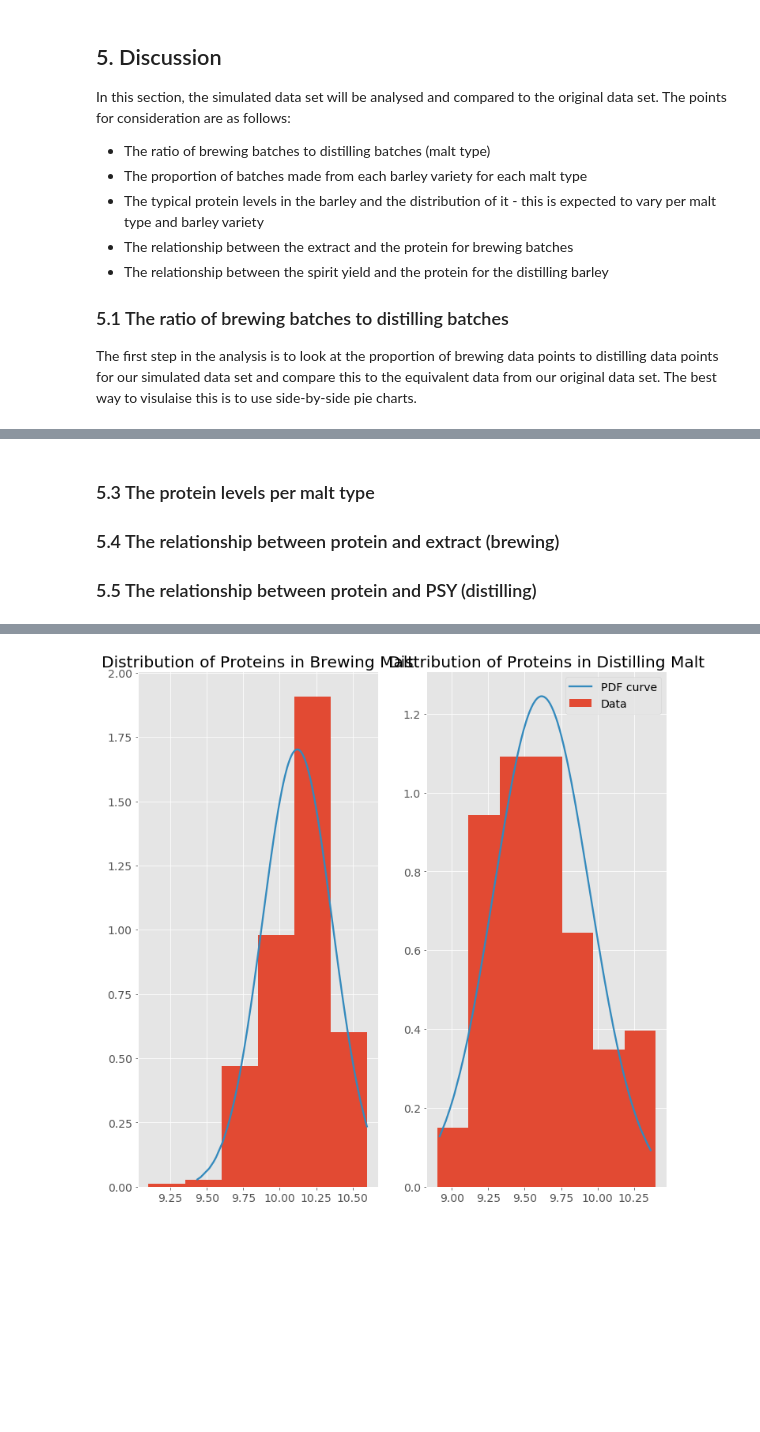
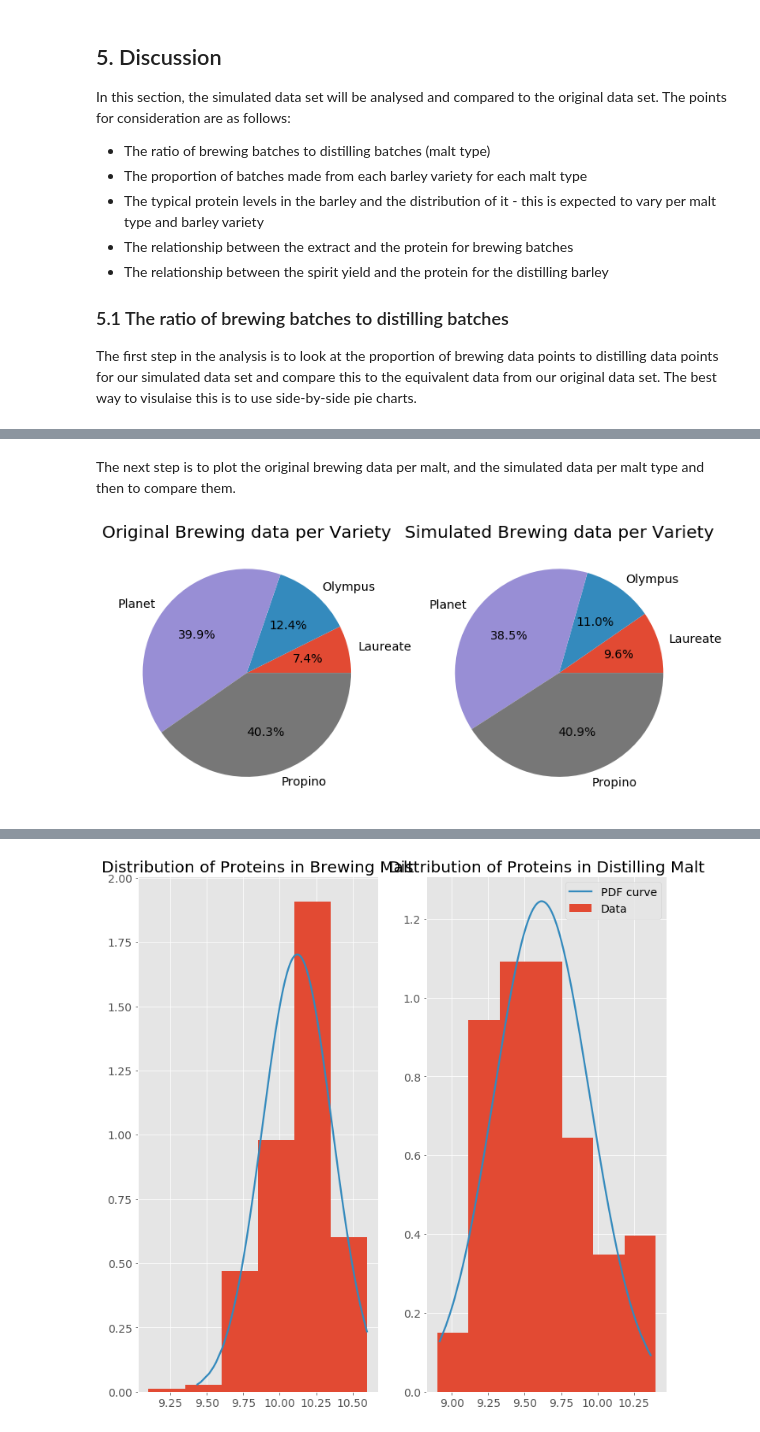
Before and after one commit to shkyler/gmit-pfda-project, a Jupyter notebook: datasimulation.ipynb, the cells around one changed output, grey strips where cells are left out. Cells and saved outputs as stored; diff of their text form; code cells hidden in the pictures; blank space fills up the shorter version.

```diff
--- a/datasimulation.ipynb
+++ b/datasimulation.ipynb
@@ -556,4 +543,13 @@ plt.show()
-# %% [markdown]
-### 5.3 The protein levels per malt type
-### 5.4 The relationship between protein and extract (brewing)
-### 5.5 The relationship between protein and PSY (distilling)
+# %% [markdown]
+The next step is to plot the original brewing data per malt, and the simulated data per malt type and then to compare them.
+# %%
+# the first sub-plot is the original data
+plt.subplot(1, 2, 1, title='Original Brewing data per Variety')
+plt.pie(brew_count,labels=brew_count.index, autopct='%1.1f%%')
+
+# the second plot is the simulated data
+plt.subplot(1, 2, 2, title='Simulated Brewing data per Variety')
+plt.pie(sim_brew_count,labels=sim_brew_count.index, autopct='%1.1f%%')
+plt.show()
+# %% [output]
+[figure, added]
```
Also changed, not shown: parts of 10 cells of this notebook.
